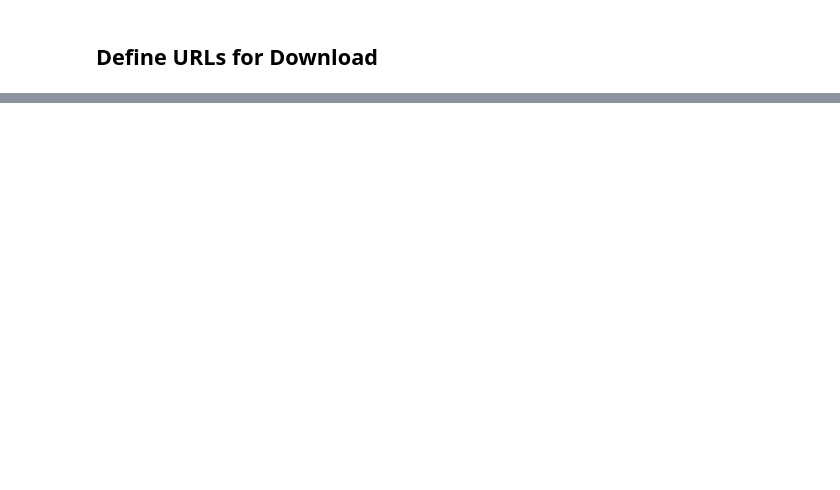
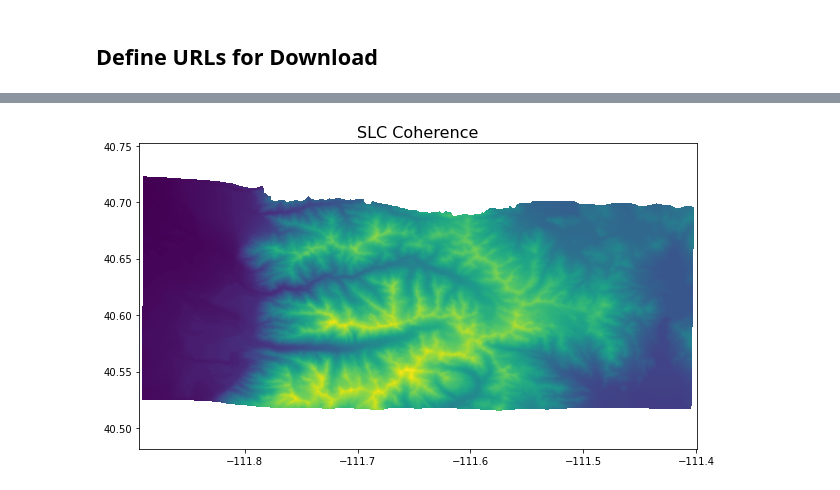
Before and after one commit to SnowEx/uavsar_pytools, a Jupyter notebook: uavsar_pytools_tutorial.ipynb, the cells around one changed output, grey strips where cells are left out. Cells and saved outputs as stored; diff of their text form; code cells hidden in the pictures; blank space fills up the shorter version.

Commit message:
update plots

```diff
--- a/uavsar_pytools_tutorial.ipynb
+++ b/uavsar_pytools_tutorial.ipynb
@@ -128,4 +108,5 @@ for file in grd_data:
 # %%
 # search for unw and ann files for download test
-unw = glob.glob(os.path.abspath("*cor.grd.tiff"))
+# os.chdir('/Users/jacktarricone/Desktop/zach_test/slc/data')
+unw = glob.glob(os.path.abspath("data/imgs/tiffs/*HH*hgt.grd.tiff"))
 print(unw[0])
@@ -138,4 +126,6 @@ show_hist(unw_rast, bins = 50)
 # %%
 fig, ax = plt.subplots(figsize = (10,7))
-ax.set_title("Sagehen Coherence",fontsize = 16);
+ax.set_title("SLC Coherence",fontsize = 16);
 show((unw_rast, 1), cmap = 'viridis'); # info from histogram
+# %% [output]
+[figure, added]
```
Also changed, not shown: parts of 17 cells of this notebook.
